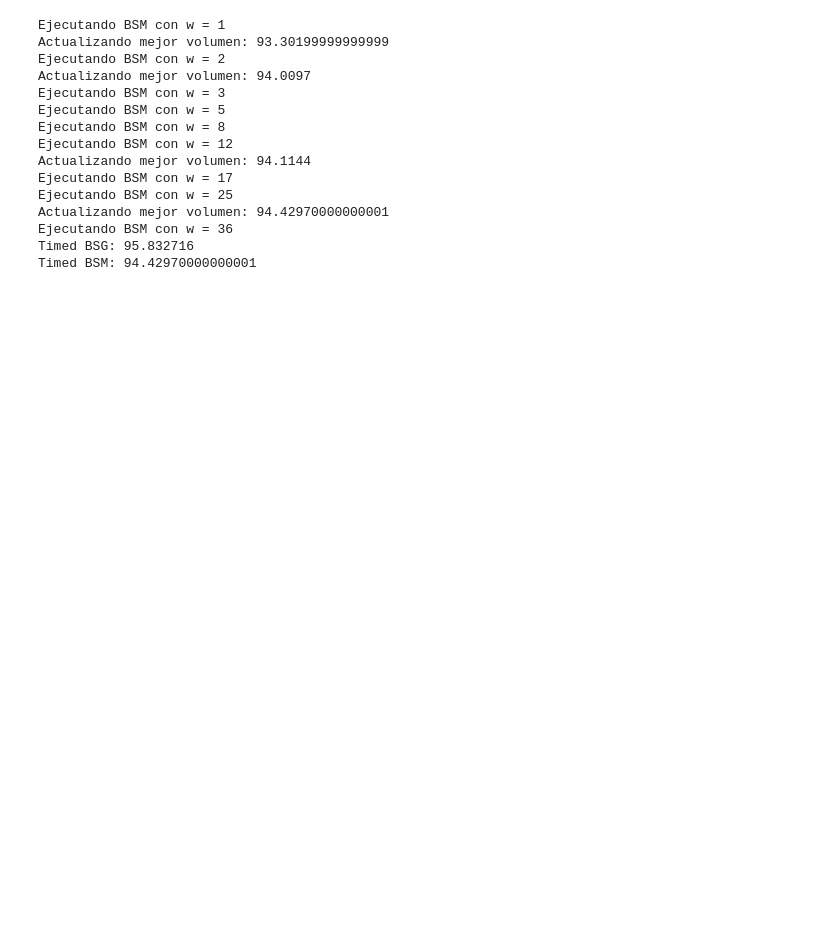
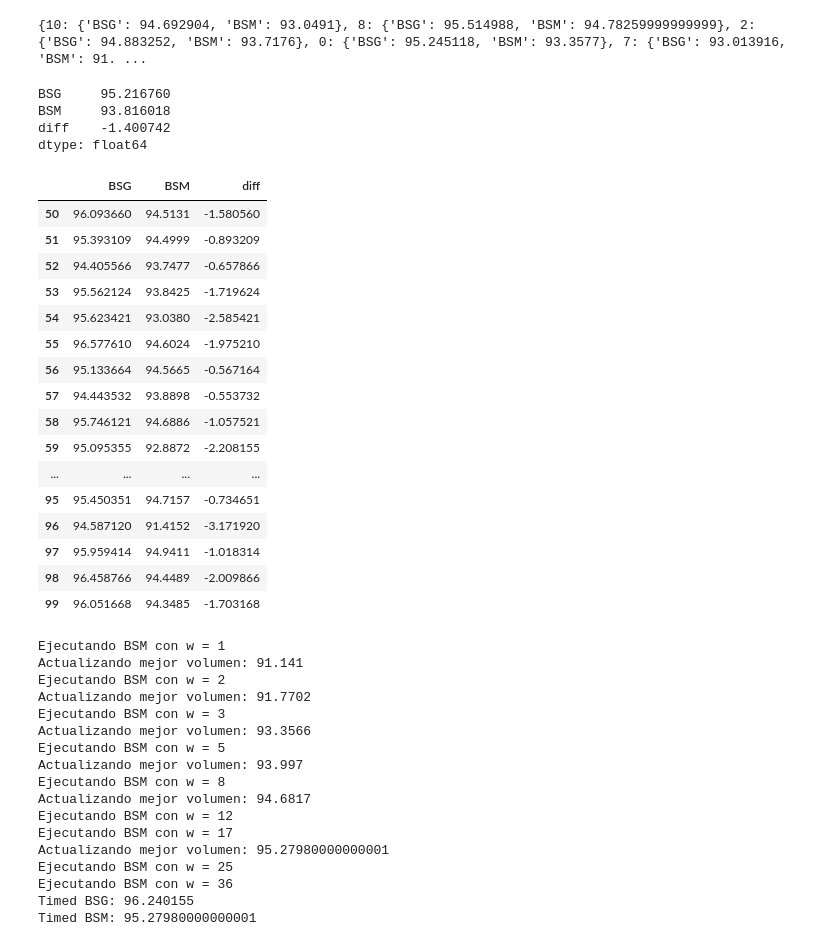
Before and after one commit to OscarRojasG/CLP-Framework, a Jupyter notebook: notebooks/solver.ipynb, the cells around one changed output. Saved outputs shown, nothing was run; the diff lists cells and outputs as text; code cells hidden in the pictures; blank space fills up the shorter version.

```diff
--- a/notebooks/solver.ipynb
+++ b/notebooks/solver.ipynb
@@ -49,10 +70,69 @@ BSM: 95.00410000000001
+# %%
+from concurrent.futures import ProcessPoolExecutor, as_completed
+from solvers.bsg import BSGSolver
+from solvers.bsm import BSMSolver
+
+instance_file = "benchmarks/BR4.txt"
+w = 8
+
+def run_instance(instance_number):
+    bsg_solver = BSGSolver()
+    bsm_solver = BSMSolver(model)
+
+    bsg_eval = bsg_solver.solve(instance_file, instance_number, w)
+    bsm_eval = bsm_solver.solve(instance_file, instance_number, w)
+
+    return instance_number, {'BSG': bsg_eval, 'BSM': bsm_eval}
+
+
+if __name__ == "__main__":
+    results = {}
+
+    with ProcessPoolExecutor() as executor:
+        futures = [executor.submit(run_instance, i) for i in range(100)]
+
+        for future in as_completed(futures):
+            instance_number, result = future.result()
+            results[instance_number] = result
+
+    print(results)
+# %% [output]
+{10: {'BSG': 94.692904, 'BSM': 93.0491}, 8: {'BSG': 95.514988, 'BSM': 94.78259999999999}, 2: {'BSG': 94.883252, 'BSM': 93.7176}, 0: {'BSG': 95.245118, 'BSM': 93.3577}, 7: {'BSG': 93.013916, 'BSM': 91. ...
+# %%
+import pandas as pd
+df = pd.DataFrame(results).T.sort_index()
+df['diff'] = df['BSM'] - df['BSG']
+print(df.mean())
+df.tail(50)
+# %% [output]
+BSG     95.216760
+BSM     93.816018
+diff    -1.400742
+dtype: float64
+|  | BSG | BSM | diff |
+| 50 | 96.093660 | 94.5131 | -1.580560 |
+| 51 | 95.393109 | 94.4999 | -0.893209 |
+| 52 | 94.405566 | 93.7477 | -0.657866 |
+| 53 | 95.562124 | 93.8425 | -1.719624 |
+| 54 | 95.623421 | 93.0380 | -2.585421 |
+| 55 | 96.577610 | 94.6024 | -1.975210 |
+| 56 | 95.133664 | 94.5665 | -0.567164 |
+| 57 | 94.443532 | 93.8898 | -0.553732 |
+| 58 | 95.746121 | 94.6886 | -1.057521 |
+| 59 | 95.095355 | 92.8872 | -2.208155 |
+| ... | ... | ... | ... |
+| 95 | 95.450351 | 94.7157 | -0.734651 |
+| 96 | 94.587120 | 91.4152 | -3.171920 |
+| 97 | 95.959414 | 94.9411 | -1.018314 |
+| 98 | 96.458766 | 94.4489 | -2.009866 |
+| 99 | 96.051668 | 94.3485 | -1.703168 |
 # %%
 from concurrent.futures import ProcessPoolExecutor
 from solvers.timed.timed_bsg import TimedBSGSolver
 from solvers.timed.timed_bsm import TimedBSMSolver
 
 instance_file = "benchmarks/BR4.txt"
-instance_number = 9
+instance_number = 4
 time = 30
 
 def run_bsg():
@@ -75,17 +155,19 @@ if __name__ == '__main__':
     print("Timed BSM:", timed_bsm_eval)
 # %% [output]
 Ejecutando BSM con w = 1
-Actualizando mejor volumen: 93.30199999999999
+Actualizando mejor volumen: 91.141
 Ejecutando BSM con w = 2
-Actualizando mejor volumen: 94.0097
+Actualizando mejor volumen: 91.7702
 Ejecutando BSM con w = 3
+Actualizando mejor volumen: 93.3566
 Ejecutando BSM con w = 5
+Actualizando mejor volumen: 93.997
 Ejecutando BSM con w = 8
+Actualizando mejor volumen: 94.6817
 Ejecutando BSM con w = 12
-Actualizando mejor volumen: 94.1144
 Ejecutando BSM con w = 17
+Actualizando mejor volumen: 95.27980000000001
 Ejecutando BSM con w = 25
-Actualizando mejor volumen: 94.42970000000001
 Ejecutando BSM con w = 36
-Timed BSG: 95.832716
-Timed BSM: 94.42970000000001
+Timed BSG: 96.240155
+Timed BSM: 95.27980000000001
```
Also changed, not shown: parts of 5 cells of this notebook, 15 other files.
